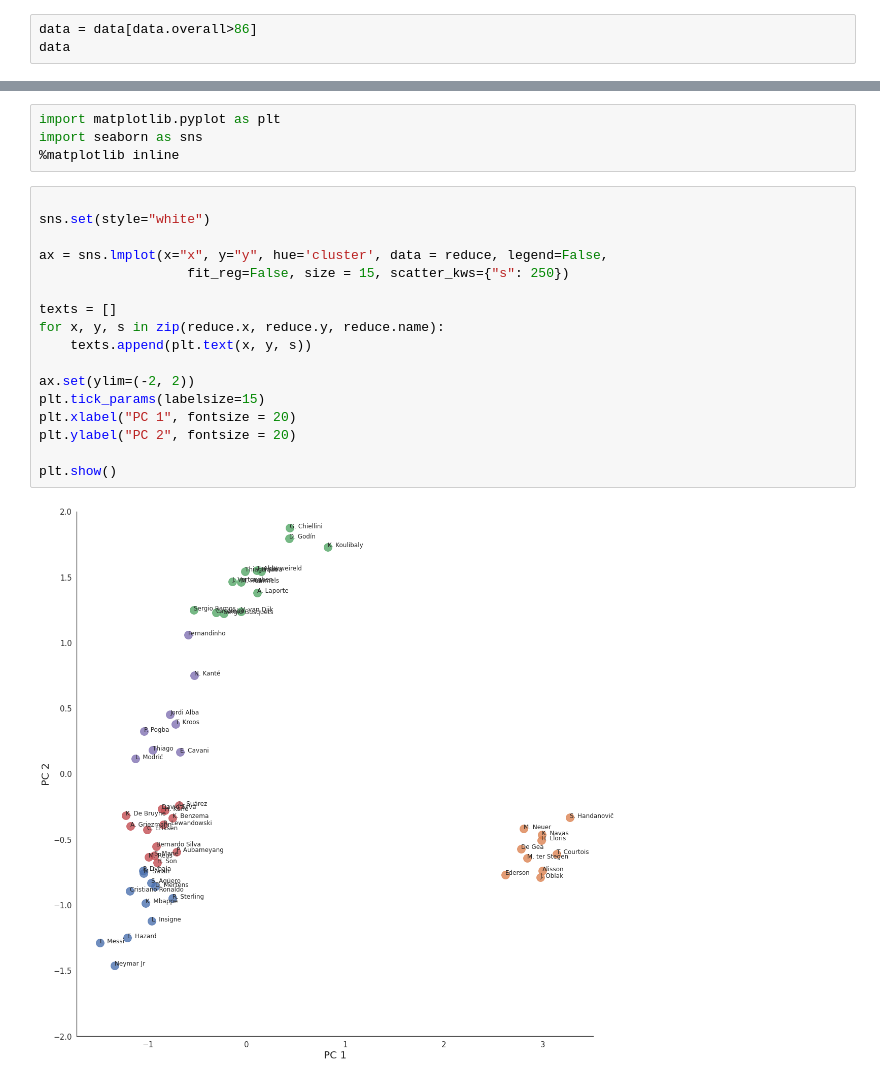
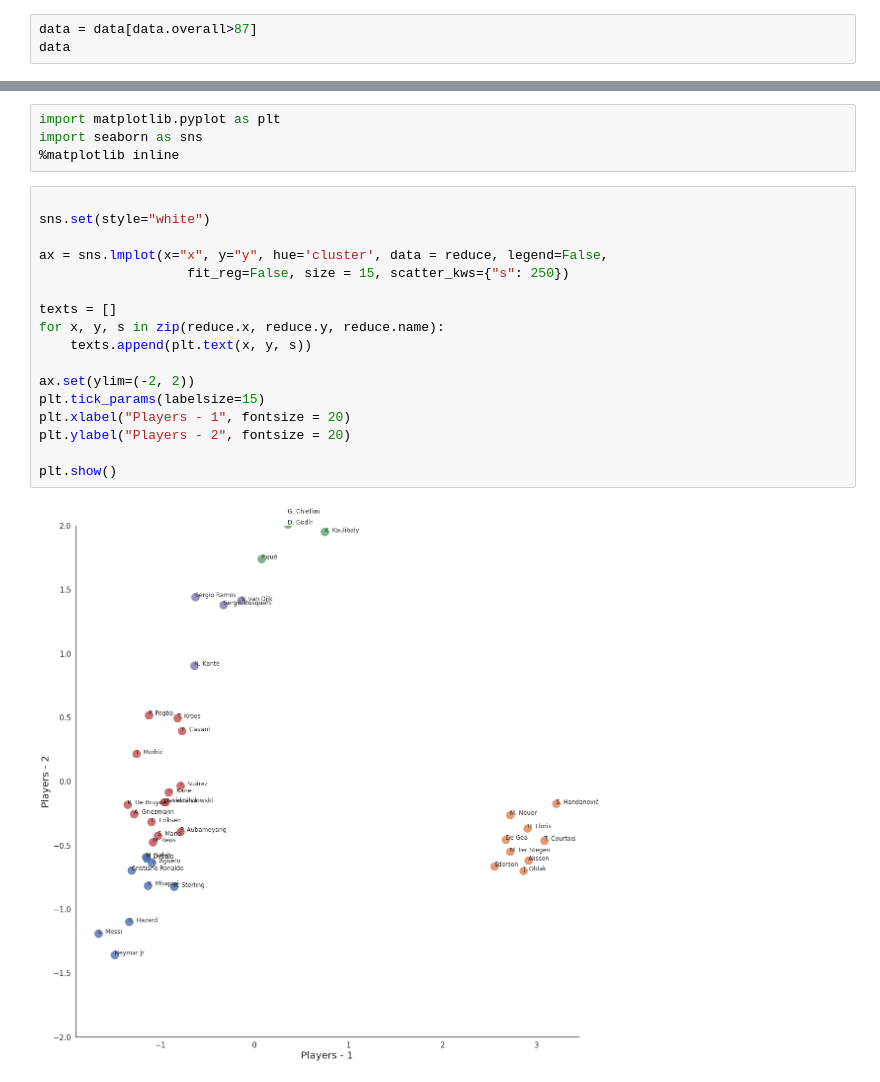
Before and after one commit to Akshay0145/FIFA20, a Jupyter notebook: K_Means_Clustering__FIFA20.ipynb, the cells around one changed output, grey strips where cells are left out. Cells and saved outputs as stored; diff of their text form.

```diff
--- a/K_Means_Clustering__FIFA20.ipynb
+++ b/K_Means_Clustering__FIFA20.ipynb
@@ -77,7 +85,7 @@ data.head()
 | 3 | J. Oblak | 26 | 188 | 87 | 91 | 93 | 77500000 | 125000 | ... |
 | 4 | E. Hazard | 28 | 175 | 74 | 91 | 91 | 90000000 | 470000 | ... |
 # %%
-data = data[data.overall>86]
+data = data[data.overall>87]
 data
 # %% [output]
 |  | short_name | age | height_cm | weight_kg | overall | potential | value_eur | wage_eur | ... |
@@ -212,19 +220,19 @@ import seaborn as sns
 # %%
 
 sns.set(style="white")
 
 ax = sns.lmplot(x="x", y="y", hue='cluster', data = reduce, legend=False,
                    fit_reg=False, size = 15, scatter_kws={"s": 250})
 
 texts = []
 for x, y, s in zip(reduce.x, reduce.y, reduce.name):
     texts.append(plt.text(x, y, s))
 
 ax.set(ylim=(-2, 2))
 plt.tick_params(labelsize=15)
-plt.xlabel("PC 1", fontsize = 20)
-plt.ylabel("PC 2", fontsize = 20)
+plt.xlabel("Players - 1", fontsize = 20)
+plt.ylabel("Players - 2", fontsize = 20)
 
 plt.show()
 # %% [output]
-[figure, old version]
+[figure, new version]
```
Also changed, not shown: parts of 5 cells of this notebook.
